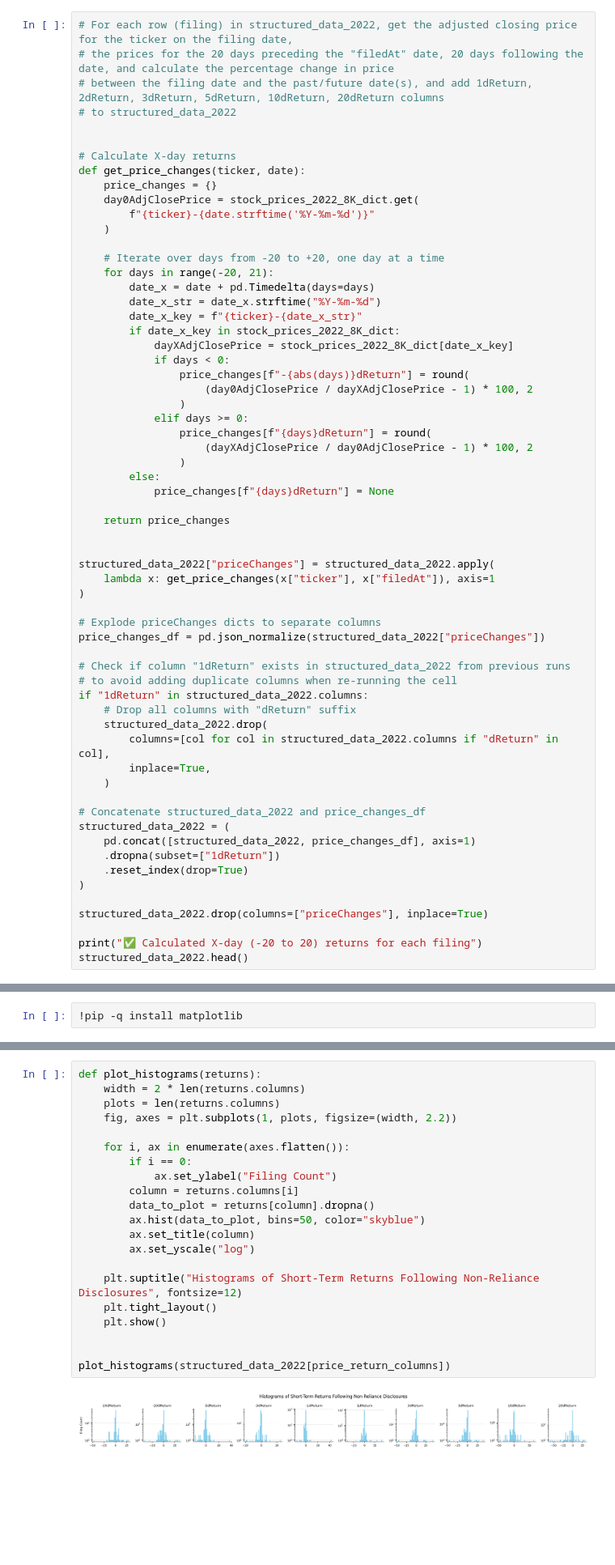
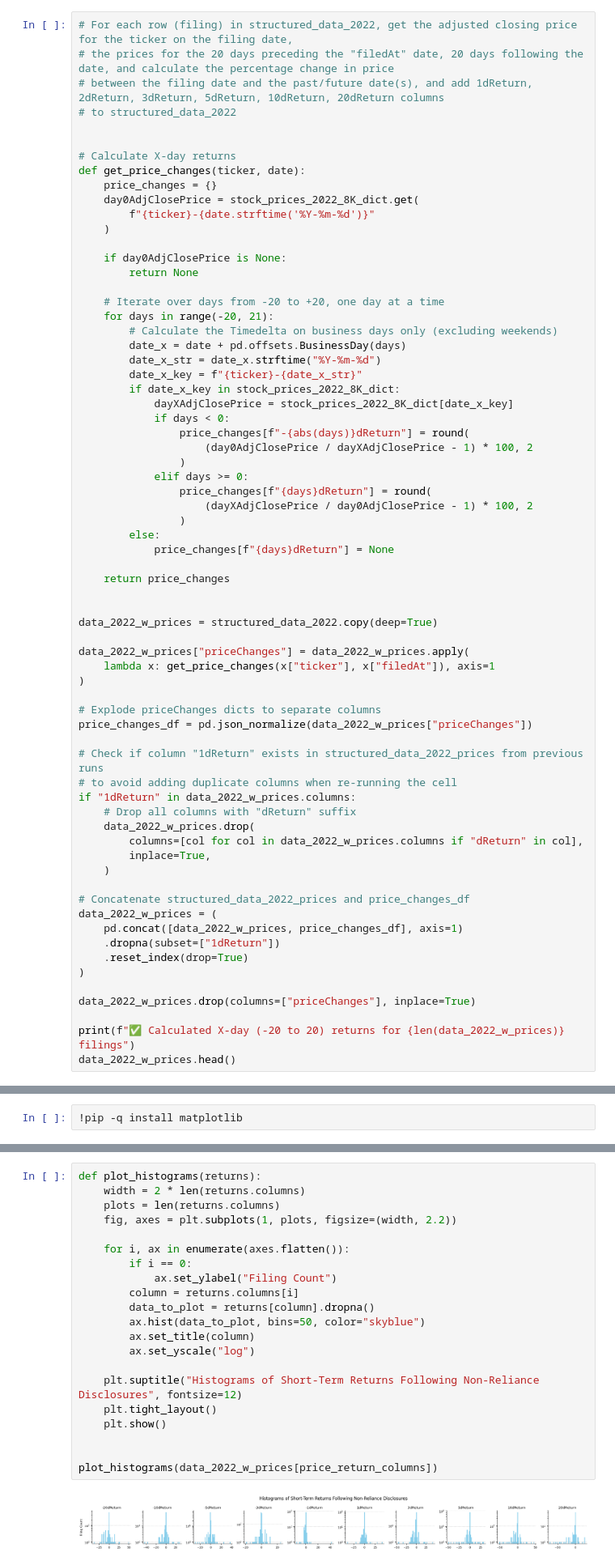
Before and after one commit to janlukasschroeder/ai-for-financial-analysis-and-research, a Jupyter notebook: gpt-4-api-extract-data-from-sec-filings/demo.ipynb, the cells around one changed output, grey strips where cells are left out. Shown: that part at 81% size. Drawn from its saved outputs; the diff is of its cells as text; blank space fills up the shorter version.

```diff
--- a/gpt-4-api-extract-data-from-sec-filings/demo.ipynb
+++ b/gpt-4-api-extract-data-from-sec-filings/demo.ipynb
@@ -496,9 +501,13 @@ def get_price_changes(ticker, date):
         f"{ticker}-{date.strftime('%Y-%m-%d')}"
     )
 
+    if day0AdjClosePrice is None:
+        return None
+
     # Iterate over days from -20 to +20, one day at a time
     for days in range(-20, 21):
-        date_x = date + pd.Timedelta(days=days)
+        # Calculate the Timedelta on business days only (excluding weekends)
+        date_x = date + pd.offsets.BusinessDay(days)
         date_x_str = date_x.strftime("%Y-%m-%d")
         date_x_key = f"{ticker}-{date_x_str}"
         if date_x_key in stock_prices_2022_8K_dict:
@@ -517,31 +526,33 @@ def get_price_changes(ticker, date):
     return price_changes
 
 
-structured_data_2022["priceChanges"] = structured_data_2022.apply(
+data_2022_w_prices = structured_data_2022.copy(deep=True)
+
+data_2022_w_prices["priceChanges"] = data_2022_w_prices.apply(
     lambda x: get_price_changes(x["ticker"], x["filedAt"]), axis=1
 )
 
 # Explode priceChanges dicts to separate columns
-price_changes_df = pd.json_normalize(structured_data_2022["priceChanges"])
+price_changes_df = pd.json_normalize(data_2022_w_prices["priceChanges"])
 
-# Check if column "1dReturn" exists in structured_data_2022 from previous runs
+# Check if column "1dReturn" exists in structured_data_2022_prices from previous runs
 # to avoid adding duplicate columns when re-running the cell
-if "1dReturn" in structured_data_2022.columns:
+if "1dReturn" in data_2022_w_prices.columns:
     # Drop all columns with "dReturn" suffix
-    structured_data_2022.drop(
-        columns=[col for col in structured_data_2022.columns if "dReturn" in col],
+    data_2022_w_prices.drop(
+        columns=[col for col in data_2022_w_prices.columns if "dReturn" in col],
         inplace=True,
     )
 
-# Concatenate structured_data_2022 and price_changes_df
-structured_data_2022 = (
-    pd.concat([structured_data_2022, price_changes_df], axis=1)
+# Concatenate structured_data_2022_prices and price_changes_df
+data_2022_w_prices = (
+    pd.concat([data_2022_w_prices, price_changes_df], axis=1)
     .dropna(subset=["1dReturn"])
     .reset_index(drop=True)
 )
 
-structured_data_2022.drop(columns=["priceChanges"], inplace=True)
+data_2022_w_prices.drop(columns=["priceChanges"], inplace=True)
 
-print("✅ Calculated X-day (-20 to 20) returns for each filing")
-structured_data_2022.head()
+print(f"✅ Calculated X-day (-20 to 20) returns for {len(data_2022_w_prices)} filings")
+data_2022_w_prices.head()
 # %% [output]
@@ -622,26 +633,26 @@ plt.rcParams.update(params)
 # %%
 def plot_histograms(returns):
     width = 2 * len(returns.columns)
     plots = len(returns.columns)
     fig, axes = plt.subplots(1, plots, figsize=(width, 2.2))
 
     for i, ax in enumerate(axes.flatten()):
         if i == 0:
             ax.set_ylabel("Filing Count")
         column = returns.columns[i]
         data_to_plot = returns[column].dropna()
         ax.hist(data_to_plot, bins=50, color="skyblue")
         ax.set_title(column)
         ax.set_yscale("log")
 
     plt.suptitle("Histograms of Short-Term Returns Following Non-Reliance Disclosures", fontsize=12)
     plt.tight_layout()
     plt.show()
 
 
-plot_histograms(structured_data_2022[price_return_columns])
+plot_histograms(data_2022_w_prices[price_return_columns])
 # %% [output]
-[figure, old version]
+[figure, new version]
 # %%
 # Calculate the normalized adjusted closing price for each filing date
 # by dividing each daily adjusted closing price by the price on the filing date
```
Also changed, not shown: parts of 14 cells of this notebook, 1 other file.
